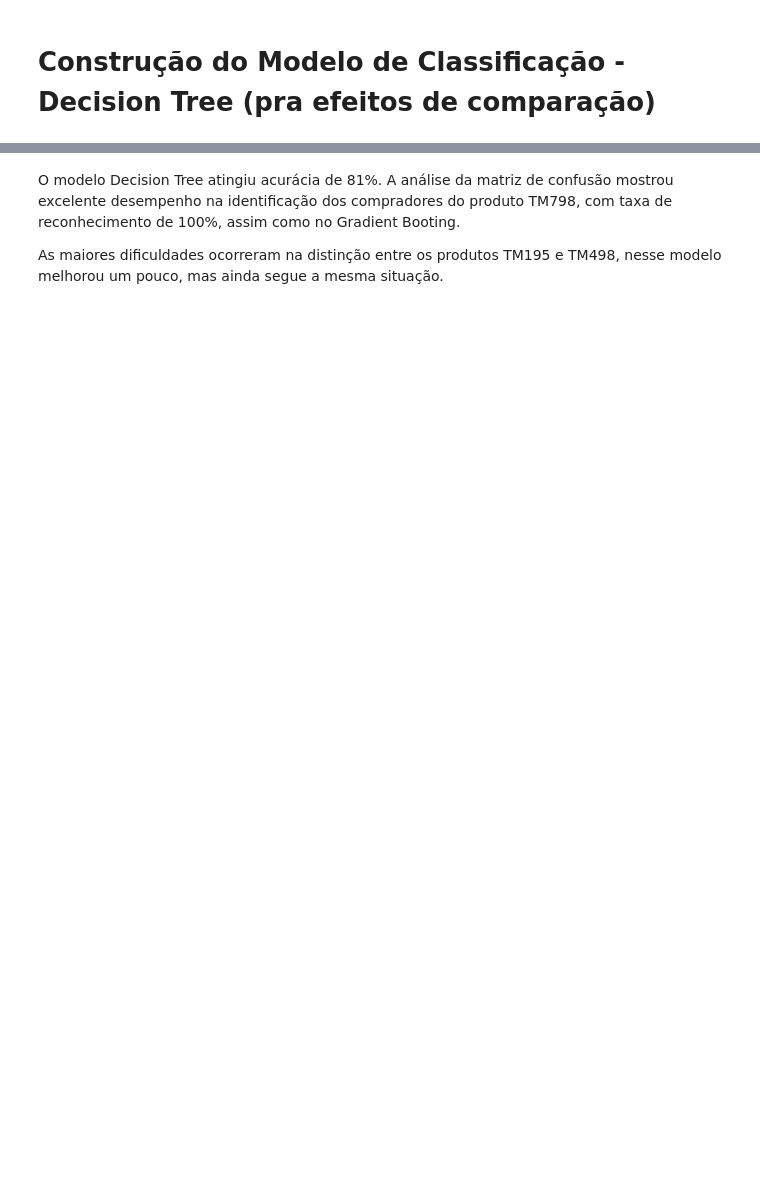
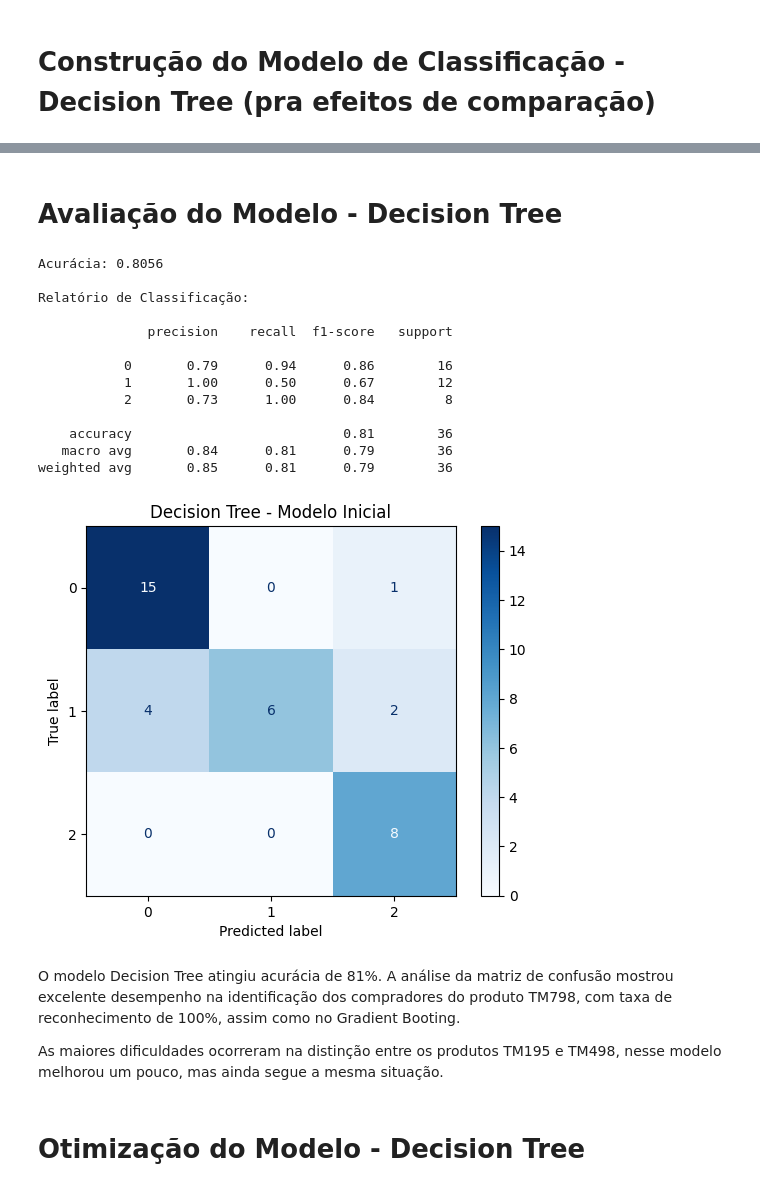
Before and after one commit to isabelagomesdacosta-gif/atividade_projetointegrador1_tec_ia, a Jupyter notebook: ATIVIDADE_PRÁTICA_AVALIATIVA_FINAL_PROJETO_INTEGRADOR_I.ipynb, the cells around one changed output, grey strips where cells are left out. Saved outputs shown, nothing was run; the diff lists cells and outputs as text; code cells hidden in the pictures; blank space fills up the shorter version.

```diff
--- a/ATIVIDADE_PRÁTICA_AVALIATIVA_FINAL_PROJETO_INTEGRADOR_I.ipynb
+++ b/ATIVIDADE_PRÁTICA_AVALIATIVA_FINAL_PROJETO_INTEGRADOR_I.ipynb
@@ -597,5 +853,50 @@ plt.show()
+# %%
+from sklearn.tree import DecisionTreeClassifier
+
+dt = DecisionTreeClassifier(random_state=42)
+
+dt.fit(X_train, y_train)
+
+y_pred_dt = dt.predict(X_test)
+# %% [markdown]
+# Avaliação do Modelo - Decision Tree
+# %%
+acc_dt = accuracy_score(y_test, y_pred_dt)
+
+print(f"Acurácia: {acc_dt:.4f}\n")
+
+print("Relatório de Classificação:\n")
+print(classification_report(y_test, y_pred_dt))
+
+cm = confusion_matrix(y_test, y_pred_dt)
+
+disp = ConfusionMatrixDisplay(
+    confusion_matrix=cm,
+    display_labels=dt.classes_
+)
+
+disp.plot(cmap="Blues")
+plt.title("Decision Tree - Modelo Inicial")
+plt.show()
+# %% [output]
+Acurácia: 0.8056
+
+Relatório de Classificação:
+
+              precision    recall  f1-score   support
+
+           0       0.79      0.94      0.86        16
+           1       1.00      0.50      0.67        12
+           2       0.73      1.00      0.84         8
+
+    accuracy                           0.81        36
+   macro avg       0.84      0.81      0.79        36
+weighted avg       0.85      0.81      0.79        36
+[figure, added]
 # %% [markdown]
 
 O modelo Decision Tree atingiu acurácia de 81%. A análise da matriz de confusão mostrou excelente desempenho na identificação dos compradores do produto TM798, com taxa de reconhecimento de 100%, assim como no Gradient Booting.
 
 As maiores dificuldades ocorreram na distinção entre os produtos TM195 e TM498, nesse modelo melhorou um pouco, mas ainda segue a mesma situação.
+# %% [markdown]
+# Otimização do Modelo - Decision Tree
```
Also changed, not shown: parts of 34 cells of this notebook.
